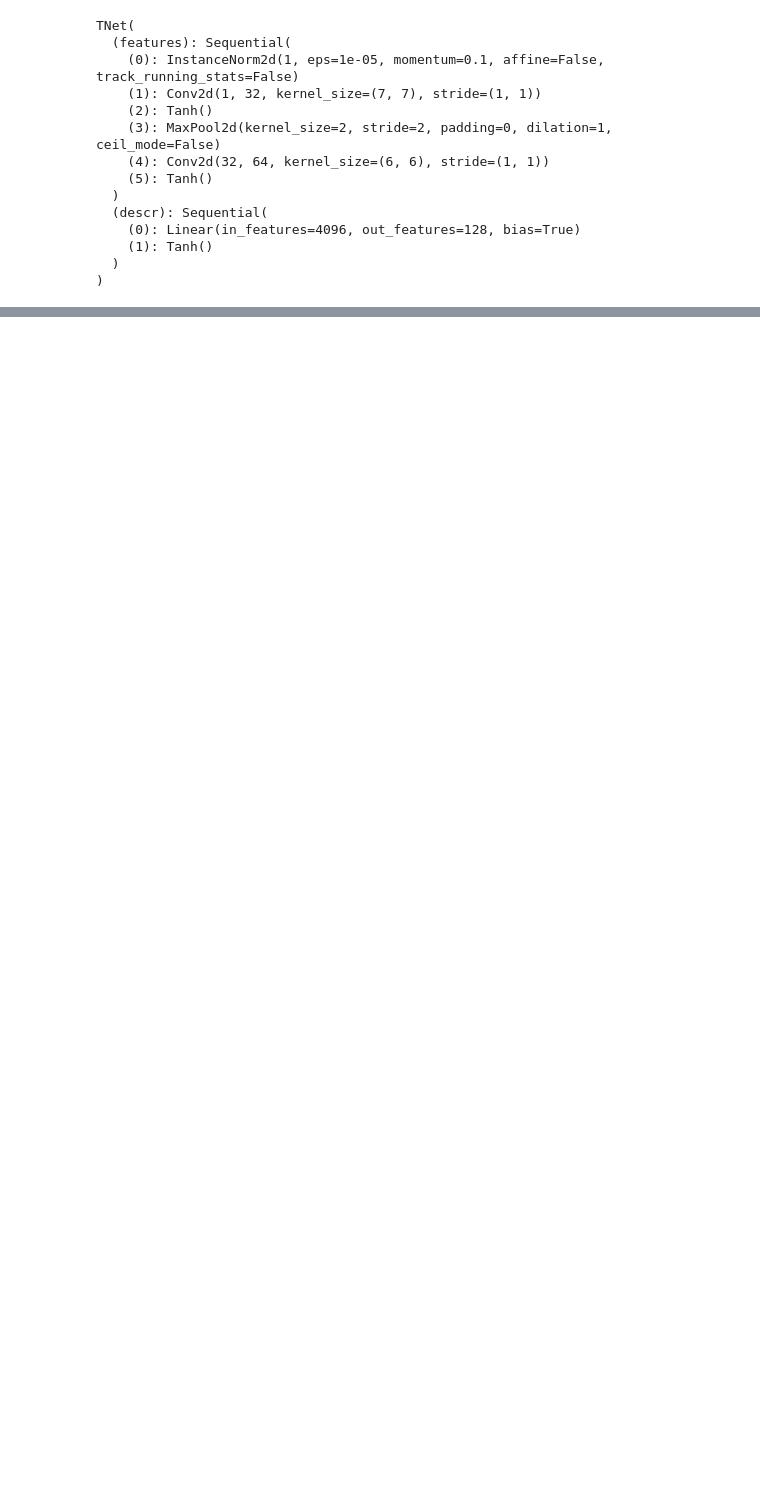
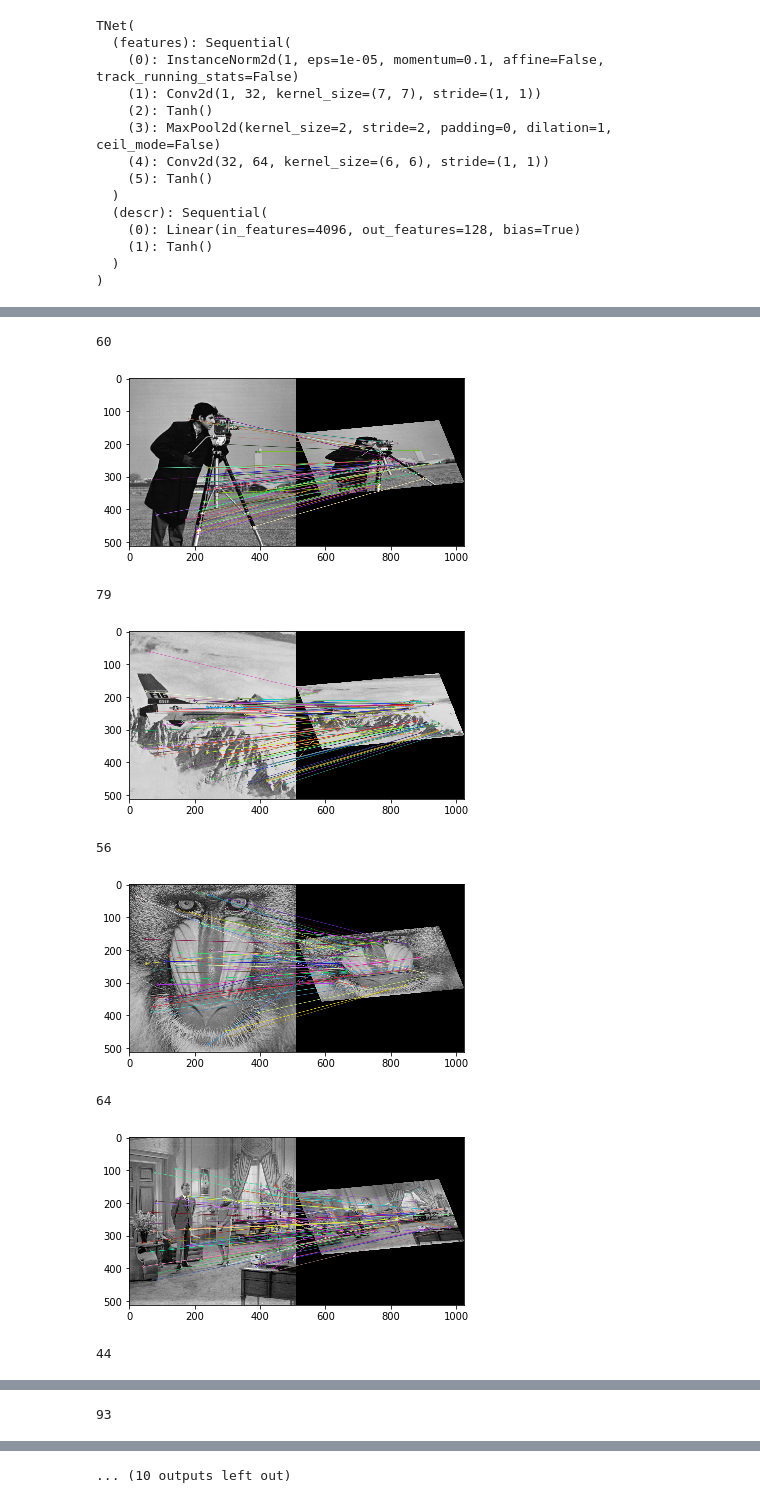
Before and after one commit to AbdelrahmanElsherif/tfeat, a Jupyter notebook: tfeat_analysis/lib_comparator.ipynb, the cells around one changed output, grey strips where cells are left out. Drawn from its saved outputs; the diff is of its cells as text; code cells hidden in the pictures; blank space fills up the shorter version.

```diff
--- a/tfeat_analysis/lib_comparator.ipynb
+++ b/tfeat_analysis/lib_comparator.ipynb
@@ -96 +96,44 @@ Wall time: 5.64 s
 (<matplotlib.image.AxesImage at 0x...>, None)
+# %%
+import cv2
+import tfeat_utils
+import numpy as np
+from matplotlib import pyplot as plt
+import os
+even = 0
+odd = 1
+
+for root,dirs,files in os.walk("../standard_test_images"):
+    path = root.split(os.sep)
+    files.sort(key = lambda f: int(''.join(filter(str.isdigit, f))))
+    for file in files:
+        if(even%2==0):
+            img1 = cv2.imread(root + '/' + file)
+            even +=1
+            continue
+        img2 = cv2.imread(root + '/' + file)
+        even += 1
+        brisk = cv2.BRISK_create()
+        kp1, des1 = brisk.detectAndCompute(img1,None)
+        kp2, des2 = brisk.detectAndCompute(img2,None)
+
+        bf = cv2.BFMatcher(cv2.NORM_HAMMING)
+        matches = bf.knnMatch(des1,des2, k=2)
+# Apply ratio test
+        good = []
+        for m,n in matches:
+            if m.distance < 0.8*n.distance:
+                good.append([m])
+        print(len(good))
+        img3 = cv2.drawMatchesKnn(img1,kp1,img2,kp2,good,0, flags=2)
+        plt.imshow(img3),plt.show()
+# %% [output]
+60
+[figure, added]
+79
+[figure, added]
+56
+[figure, added]
+64
+[figure, added]
+44
@@ -96,0 +141 @@ Wall time: 5.64 s
+93
@@ -96,0 +143 @@ Wall time: 5.64 s
+... (10 outputs left out)
```
Also changed, not shown: parts of 5 cells of this notebook.
